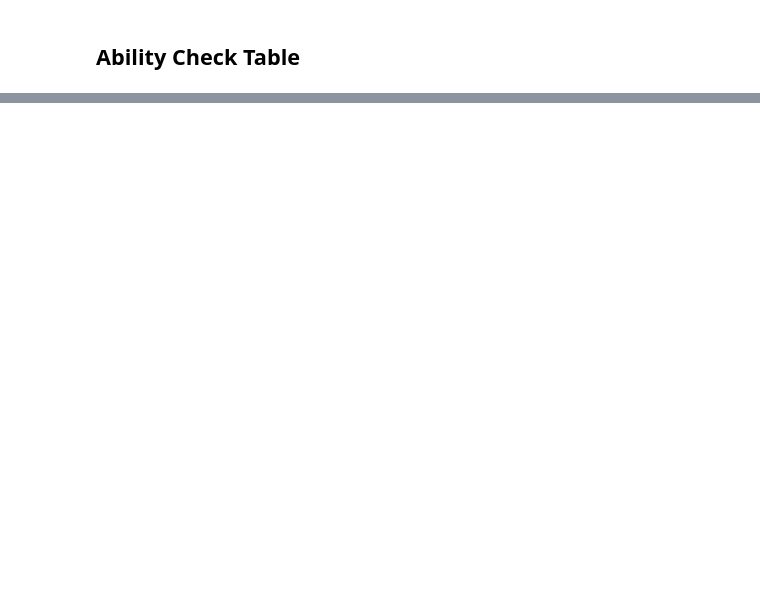
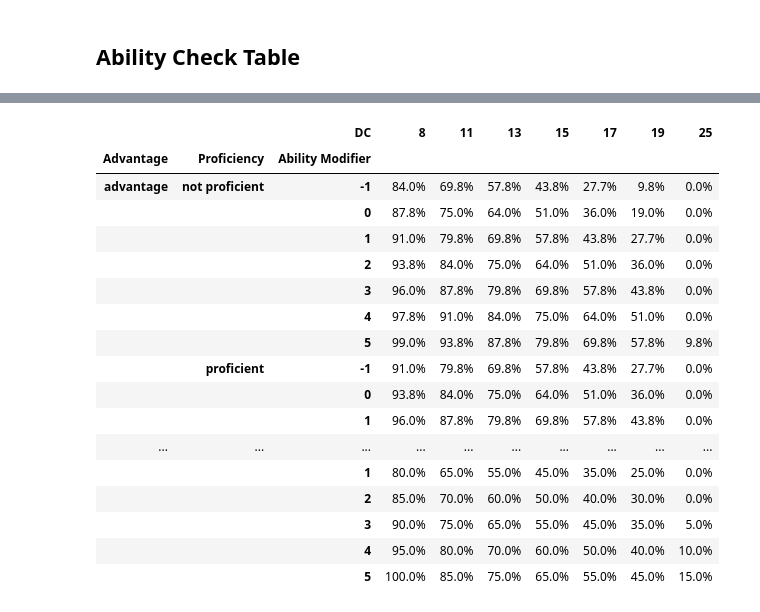
Before and after one commit to dyoung418/dnd_stats, a Jupyter notebook: dnd_dice_calcs.ipynb, the cells around one changed output, grey strips where cells are left out. Saved outputs shown, nothing was run; the diff lists cells and outputs as text; code cells hidden in the pictures; blank space fills up the shorter version.

Commit message:
finished ability checks and random encounter odds method

```diff
--- a/dnd_dice_calcs.ipynb
+++ b/dnd_dice_calcs.ipynb
@@ -902 +897,22 @@ ability_check_table()
+# %%
+ability_check_table().loc[:,1] # show just PC Level 1
+# %% [output]
+|  |  | DC | 8 | 11 | 13 | 15 | 17 | 19 | 25 |
+| Advantage | Proficiency | Ability Modifier |  |  |  |  |  |  |  |
+| advantage | not proficient | -1 | 84.0% | 69.8% | 57.8% | 43.8% | 27.7% | 9.8% | 0.0% |
+|  |  | 0 | 87.8% | 75.0% | 64.0% | 51.0% | 36.0% | 19.0% | 0.0% |
+|  |  | 1 | 91.0% | 79.8% | 69.8% | 57.8% | 43.8% | 27.7% | 0.0% |
+|  |  | 2 | 93.8% | 84.0% | 75.0% | 64.0% | 51.0% | 36.0% | 0.0% |
+|  |  | 3 | 96.0% | 87.8% | 79.8% | 69.8% | 57.8% | 43.8% | 0.0% |
+|  |  | 4 | 97.8% | 91.0% | 84.0% | 75.0% | 64.0% | 51.0% | 0.0% |
+|  |  | 5 | 99.0% | 93.8% | 87.8% | 79.8% | 69.8% | 57.8% | 9.8% |
+|  | proficient | -1 | 91.0% | 79.8% | 69.8% | 57.8% | 43.8% | 27.7% | 0.0% |
+|  |  | 0 | 93.8% | 84.0% | 75.0% | 64.0% | 51.0% | 36.0% | 0.0% |
+|  |  | 1 | 96.0% | 87.8% | 79.8% | 69.8% | 57.8% | 43.8% | 0.0% |
+| ... | ... | ... | ... | ... | ... | ... | ... | ... | ... |
+|  |  | 1 | 80.0% | 65.0% | 55.0% | 45.0% | 35.0% | 25.0% | 0.0% |
+|  |  | 2 | 85.0% | 70.0% | 60.0% | 50.0% | 40.0% | 30.0% | 0.0% |
+|  |  | 3 | 90.0% | 75.0% | 65.0% | 55.0% | 45.0% | 35.0% | 5.0% |
+|  |  | 4 | 95.0% | 80.0% | 70.0% | 60.0% | 50.0% | 40.0% | 10.0% |
+|  |  | 5 | 100.0% | 85.0% | 75.0% | 65.0% | 55.0% | 45.0% | 15.0% |
 # %%
```
Also changed, not shown: parts of 14 cells of this notebook.
